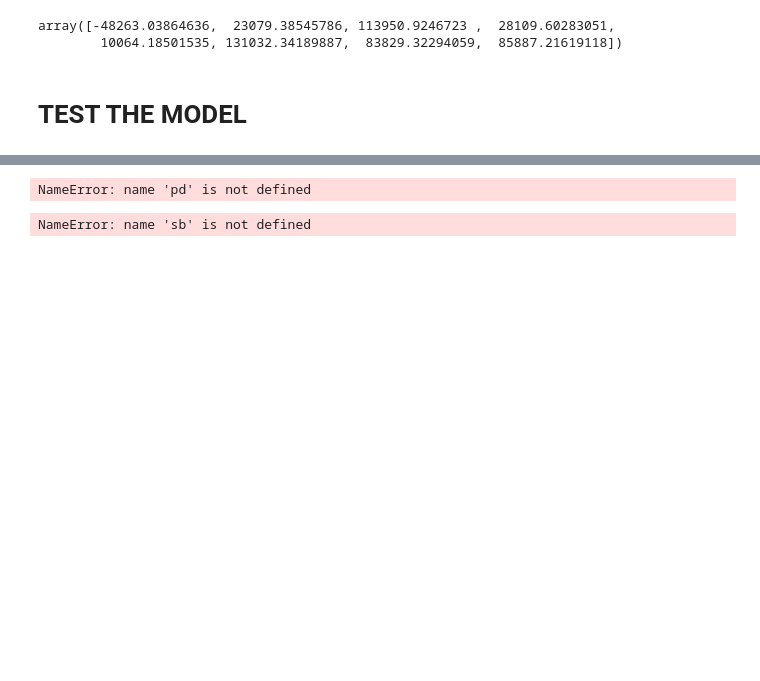
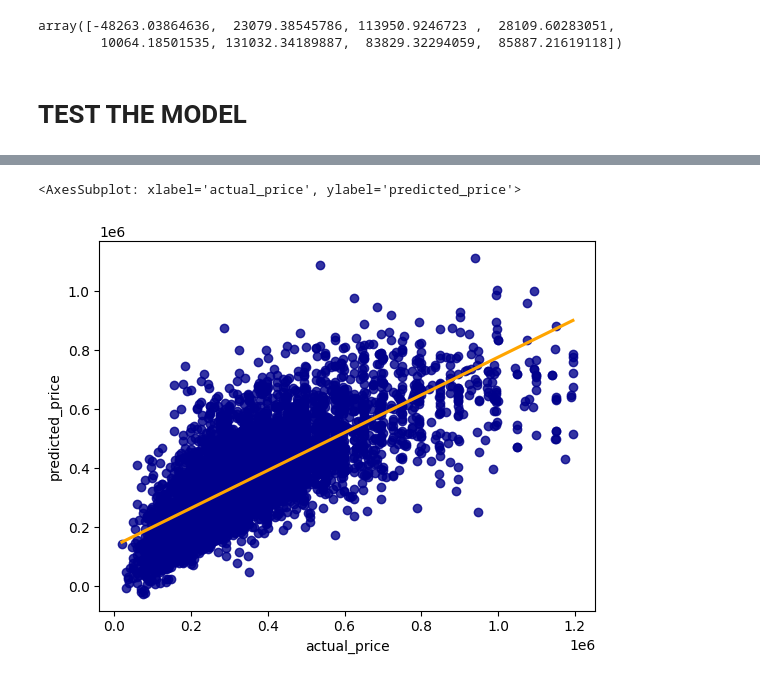
Before and after one commit to tanialemos/data-ML-old, a Jupyter notebook: cleaning_preprocessing_testing_mmo.ipynb, the cells around one changed output, grey strips where cells are left out. Drawn from its saved outputs; the diff is of its cells as text; code cells hidden in the pictures; blank space fills up the shorter version.

```diff
--- a/cleaning_preprocessing_testing_mmo.ipynb
+++ b/cleaning_preprocessing_testing_mmo.ipynb
@@ -176,9 +178,8 @@ NameError: name 'plt' is not defined
 # %%
-pred_df=pd.DataFrame({'actual_price':y_test,'predicted_price':y_pred,'Difference':((y_test-y_pred)/y_test)})
+pred_df=pd.DataFrame({'actual_price':y_test,'predicted_price':y_pred,'Difference':((y_test-y_pred)/y_test)*100})
 pred_df.to_csv("pred_df.csv",index = False)
-# %% [output]
-NameError: name 'pd' is not defined
 # %%
-sb.regplot(data=pred_df, x="actual_price", y="predicted_price", ci=None, color ='blue', line_kws={"color": "red"})
+sb.regplot(data=pred_df, x="actual_price", y="predicted_price", ci=None, color ='darkblue', line_kws={"color": "orange"})
 # %% [output]
-NameError: name 'sb' is not defined
+<AxesSubplot: xlabel='actual_price', ylabel='predicted_price'>
+[figure, added]
```
Also changed, not shown: parts of 2 cells of this notebook, 1 other file.
